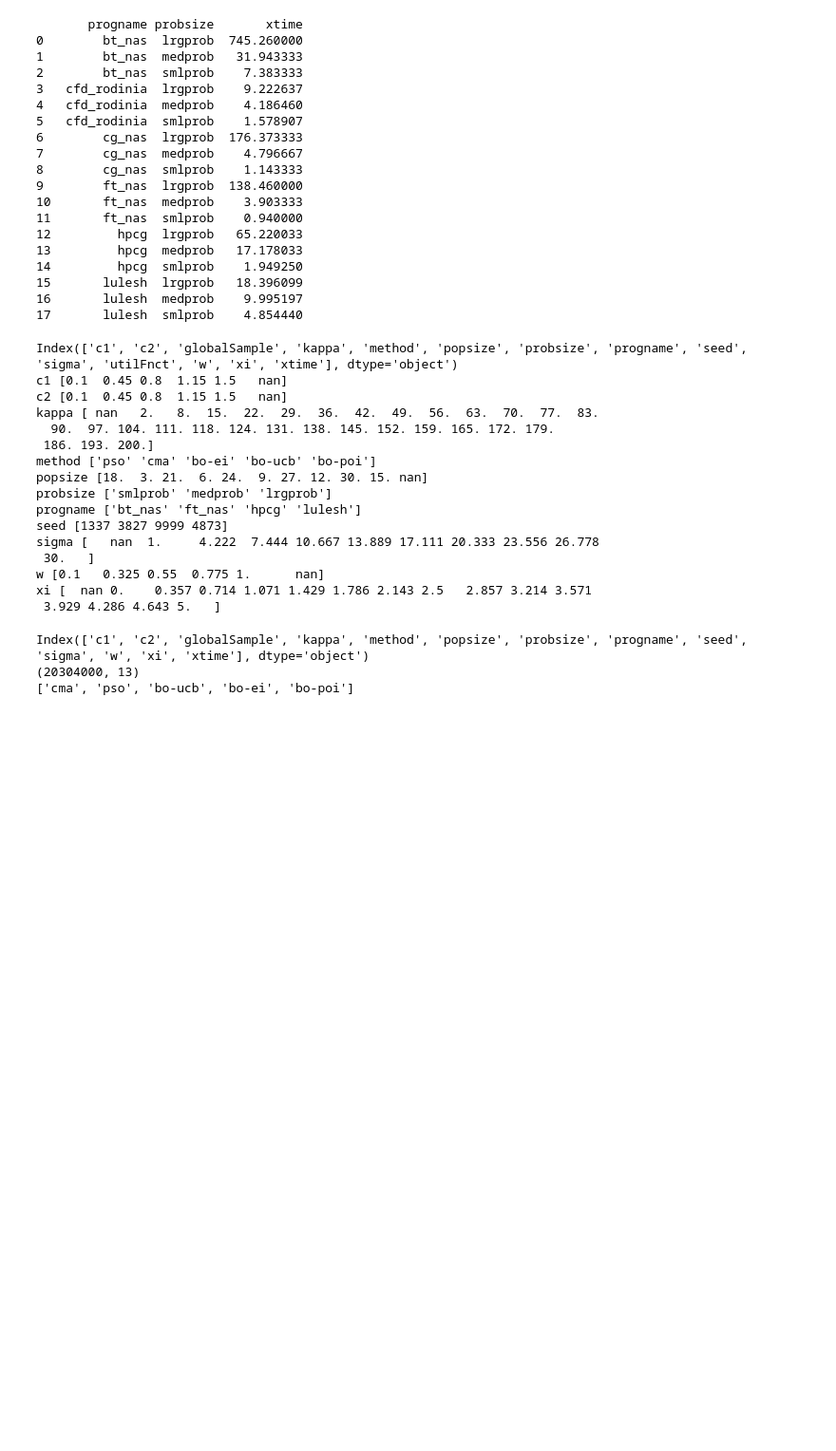
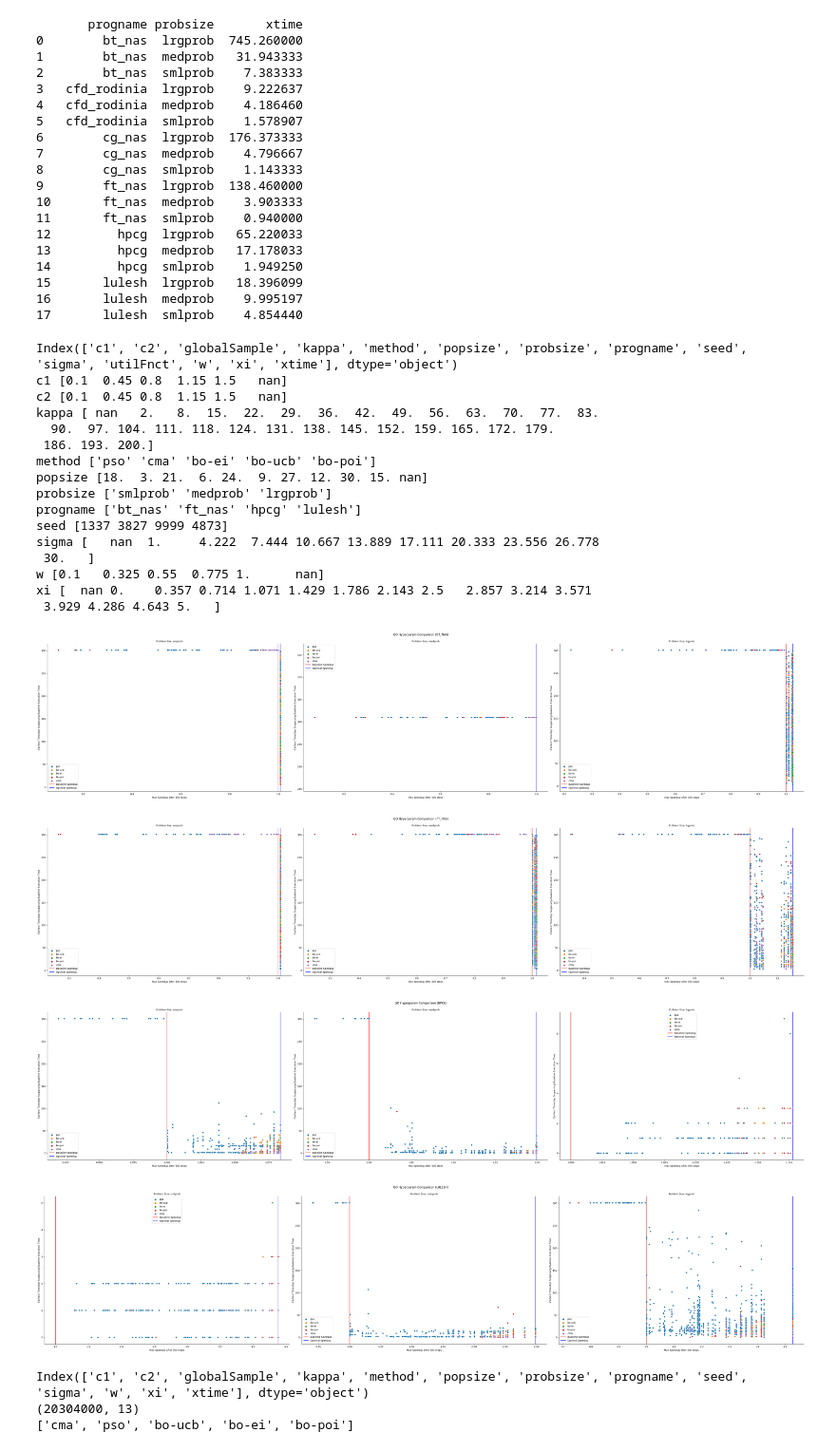
Before and after one commit to gregbolet/omp_benchmarks, a Jupyter notebook: exploreGlobalOptimizations/plotGOHyperparamParetoPlots.ipynb, the cells around one changed output. Shown at 95% size. Drawn from its saved outputs; the diff is of its cells as text; code cells hidden in the pictures; blank space fills up the shorter version.

Commit message:
updated plots

```diff
--- a/exploreGlobalOptimizations/plotGOHyperparamParetoPlots.ipynb
+++ b/exploreGlobalOptimizations/plotGOHyperparamParetoPlots.ipynb
@@ -225,7 +244,12 @@ def makeParetoPlots(df, progname):
 
 	return
 # %%
-#makeParetoPlots(overallDF, 'bt_nas')
-#makeParetoPlots(overallDF, 'ft_nas')
-#makeParetoPlots(overallDF, 'hpcg')
-#makeParetoPlots(overallDF, 'lulesh')
+makeParetoPlots(overallDF, 'bt_nas')
+makeParetoPlots(overallDF, 'ft_nas')
+makeParetoPlots(overallDF, 'hpcg')
+makeParetoPlots(overallDF, 'lulesh')
+# %% [output]
+[figure, added]
+[figure, added]
+[figure, added]
+[figure, added]
```
Also changed, not shown: parts of 3 cells of this notebook.
